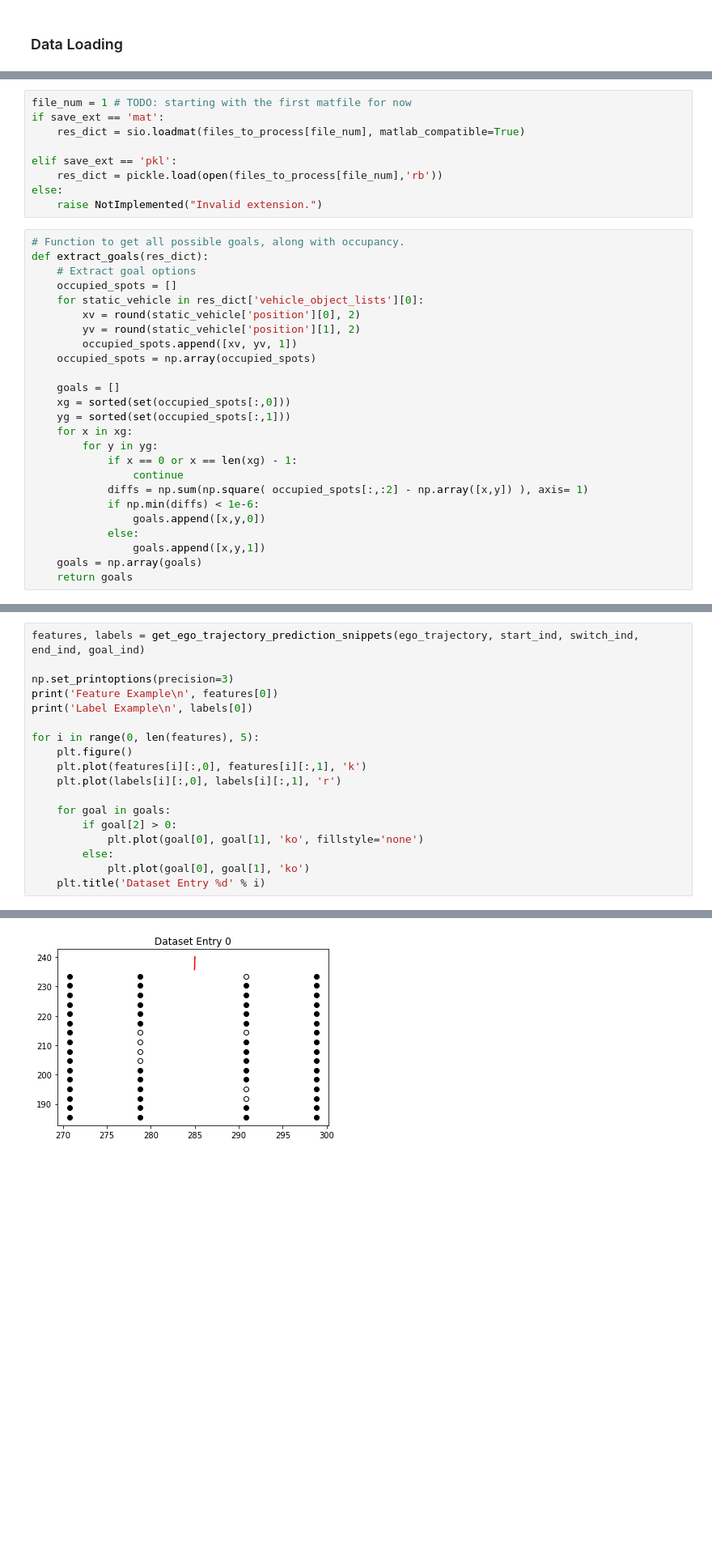
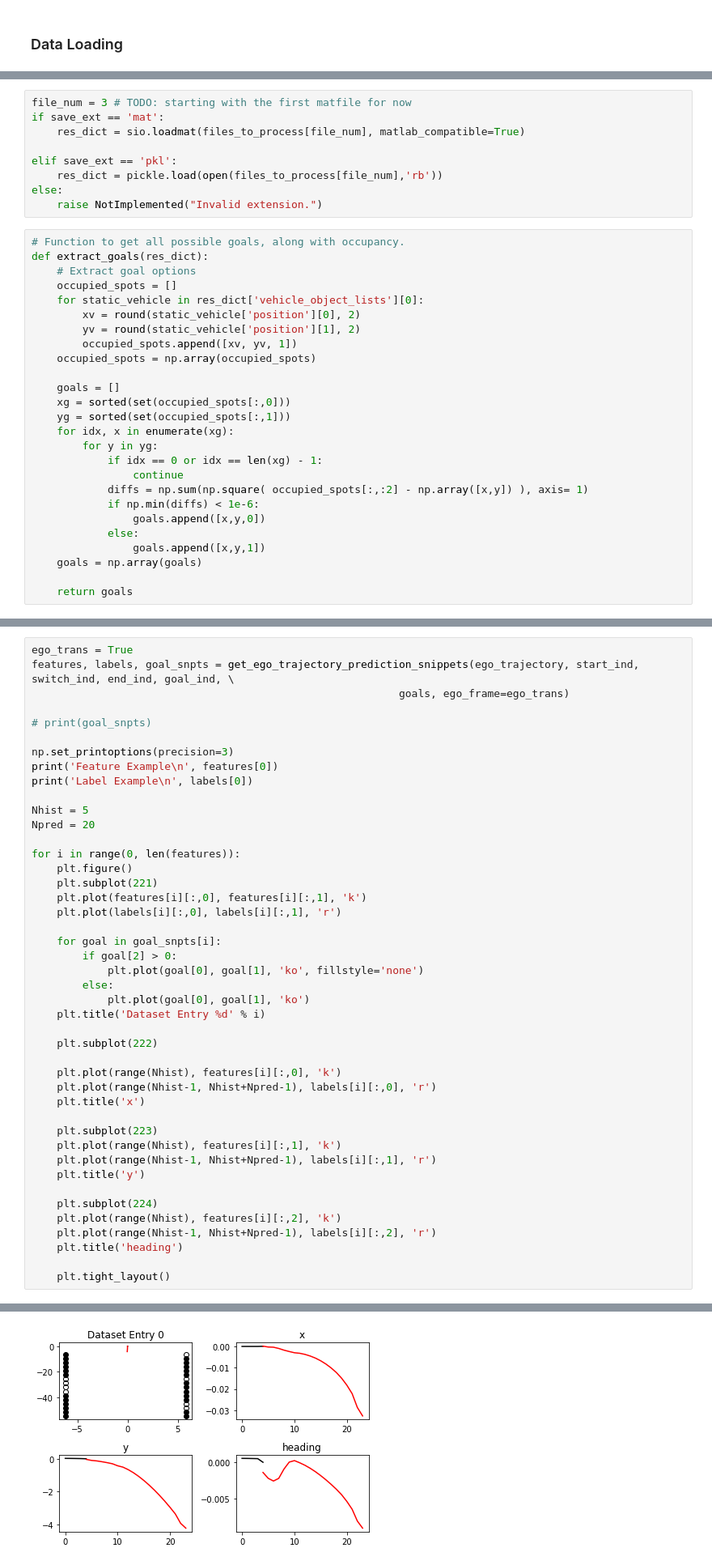
Before and after one commit to MPC-Berkeley/carla, a Jupyter notebook: PythonAPI/analysis/dataset_generator.ipynb, the cells around one changed output, grey strips where cells are left out. Shown at 81% size. Cells and saved outputs as stored; diff of their text form; blank space fills up the shorter version.

Commit message:
XS: Heading wraparound, Ego Frame Transformation. TODO: Data removal after collision

```diff
--- a/PythonAPI/analysis/dataset_generator.ipynb
+++ b/PythonAPI/analysis/dataset_generator.ipynb
@@ -26,5 +27,5 @@ Found 2 files to read: ['../examples/bags/parking_p1_t1_e2_2019-11-04-14-35-28.p
 # %%
-file_num = 1 # TODO: starting with the first matfile for now
+file_num = 3 # TODO: starting with the first matfile for now
 if save_ext == 'mat':
     res_dict = sio.loadmat(files_to_process[file_num], matlab_compatible=True)
 
@@ -46,9 +47,9 @@ def extract_goals(res_dict):
     goals = []
     xg = sorted(set(occupied_spots[:,0]))
     yg = sorted(set(occupied_spots[:,1]))
-    for x in xg:
+    for idx, x in enumerate(xg):
         for y in yg:
-            if x == 0 or x == len(xg) - 1:
+            if idx == 0 or idx == len(xg) - 1:
                 continue
             diffs = np.sum(np.square( occupied_spots[:,:2] - np.array([x,y]) ), axis= 1)
             if np.min(diffs) < 1e-6:
@@ -56,6 +57,7 @@ def extract_goals(res_dict):
             else:
                 goals.append([x,y,1])
     goals = np.array(goals)
+
     return goals
 # %%
 def extract_control_info(res_dict):
@@ -280,19 +307,45 @@ def get_ego_trajectory_prediction_snippets(ego_trajectory, start_ind, switch_ind
 # %%
-features, labels = get_ego_trajectory_prediction_snippets(ego_trajectory, start_ind, switch_ind, end_ind, goal_ind)
+ego_trans = True
+features, labels, goal_snpts = get_ego_trajectory_prediction_snippets(ego_trajectory, start_ind, switch_ind, end_ind, goal_ind, \
+                                                          goals, ego_frame=ego_trans)
+
+# print(goal_snpts)
 
 np.set_printoptions(precision=3)
 print('Feature Example\n', features[0])
 print('Label Example\n', labels[0])
 
-for i in range(0, len(features), 5):
+Nhist = 5
+Npred = 20
+
+for i in range(0, len(features)):
     plt.figure()
+    plt.subplot(221)
     plt.plot(features[i][:,0], features[i][:,1], 'k')
     plt.plot(labels[i][:,0], labels[i][:,1], 'r')
 
-    for goal in goals:
+    for goal in goal_snpts[i]:
         if goal[2] > 0:
             plt.plot(goal[0], goal[1], 'ko', fillstyle='none')
         else:
             plt.plot(goal[0], goal[1], 'ko')
     plt.title('Dataset Entry %d' % i)
+
+    plt.subplot(222)
+
+    plt.plot(range(Nhist), features[i][:,0], 'k')
+    plt.plot(range(Nhist-1, Nhist+Npred-1), labels[i][:,0], 'r')
+    plt.title('x')
+
+    plt.subplot(223)
+    plt.plot(range(Nhist), features[i][:,1], 'k')
+    plt.plot(range(Nhist-1, Nhist+Npred-1), labels[i][:,1], 'r')
+    plt.title('y')
+
+    plt.subplot(224)
+    plt.plot(range(Nhist), features[i][:,2], 'k')
+    plt.plot(range(Nhist-1, Nhist+Npred-1), labels[i][:,2], 'r')
+    plt.title('heading')
+
+    plt.tight_layout()
 # %% [output]
@@ -316 +369 @@ Label Example
-[figure, old version]
+[figure, new version]
```
Also changed, not shown: parts of 6 cells of this notebook, 4 other files.
